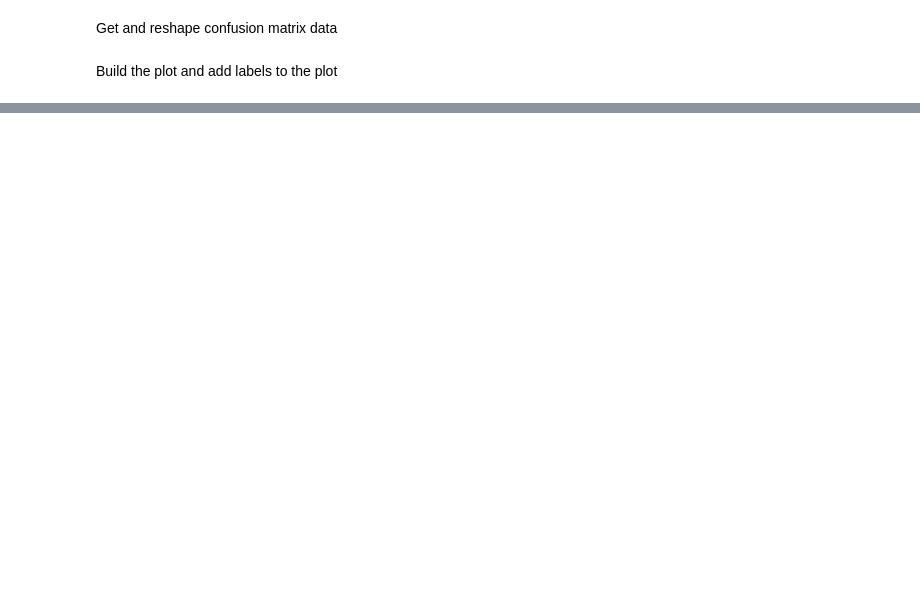
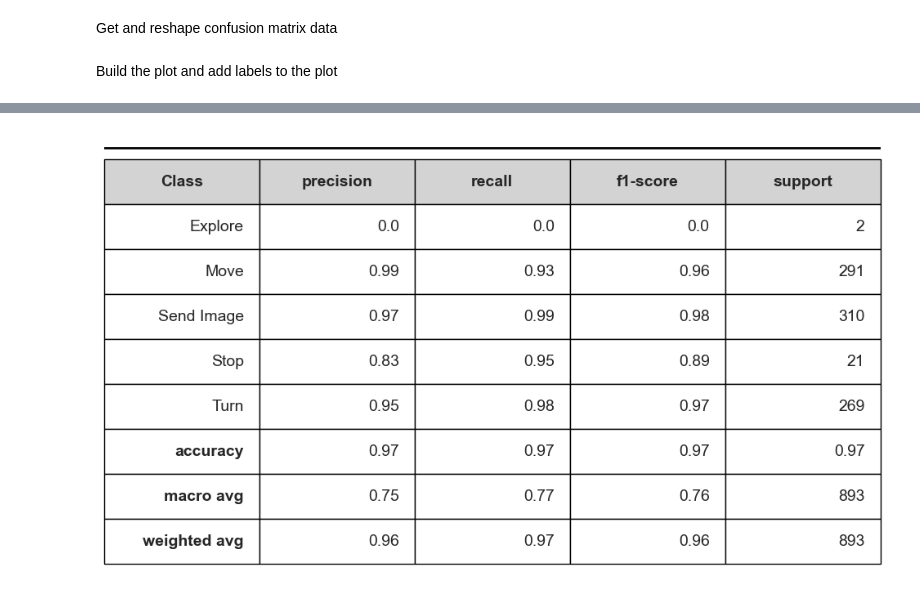
Before and after one commit to eogbadu/CMSC691_Advanced_Robotics, a Jupyter notebook: bagofwords.ipynb, the cells around one changed output, grey strips where cells are left out. Cells and saved outputs as stored; diff of their text form; code cells hidden in the pictures; blank space fills up the shorter version.

```diff
--- a/bagofwords.ipynb
+++ b/bagofwords.ipynb
@@ -20,5 +25,5 @@ Import excel file with our input data
 # %%
-df = pd.read_excel("oneandtwowithfilepathtest.xlsx")
+df = pd.read_excel(f"{PROCESSED_DATA_PATH}/oneandtwowithfilepath.xlsx")
 # %% [markdown]
 Split the data set into features and labels
 # %%
@@ -38,7 +51,12 @@ Clean and parse the feature data
 print ("\n Cleaning and parsing the feature data\n")
 clean_features = []
 for i in range( 0, len(features)):
-    if( (i+1)%100 == 0 ):
-        print ("Sentence %d of %d\n" % ( i+1, num_sentences )  )
+    if (i + 1) % 100 == 0:
+        print("Sentence %d of %d\n" % (i + 1, num_sentences))
 
-    clean_features.append(" ".join(tm.processSentence(features[i])))
+    # Ensure the feature is a string before processing
+    if isinstance(features[i], str):
+        clean_features.append(" ".join(tm.processSentence(features[i])))
+    else:
+        # Handle the case where the feature is not a string (e.g., it's a float)
+        clean_features.append("")
@@ -108,2 +169,66 @@ View the classification report for test data and predictions
 # %%
-print(classification_report(y_test, y_pred_test))
+# Generate the classification report
+report = classification_report(y_test, y_pred_test, target_names=class_names, output_dict=True)
+
+# Convert the report to a DataFrame for easier manipulation
+df_report = pd.DataFrame(report).transpose()
+
+# Add class names as a column to the DataFrame
+df_report['Class'] = df_report.index
+
+# Reorder the columns to have 'Class' as the first column
+df_report = df_report[['Class'] + [col for col in df_report.columns if col != 'Class']]
+
+# Round precision, recall, and F1-score to two decimal places
+df_report['precision'] = df_report['precision'].round(2)
+df_report['recall'] = df_report['recall'].round(2)
+df_report['f1-score'] = df_report['f1-score'].round(2)
+df_report['support'] = df_report['support'].round(2)
+
+# Format the 'support' column to display as strings without a decimal point, except for the 'accuracy' row
+for index in df_report.index:
+    if index != 'accuracy':
+        df_report.at[index, 'support'] = '{:.0f}'.format(df_report.at[index, 'support'])
+
+# Set a clean, minimalist style
+plt.figure(figsize=(10, 6))  # Adjust the figure size as needed
+ax = plt.subplot(111, frame_on=False)  # No visible frame
+ax.xaxis.set_visible(False)  # Hide the x axis
+ax.yaxis.set_visible(False)  # Hide the y axis
+
+# Create the table with horizontal lines
+table = ax.table(cellText=df_report.values, colLabels=df_report.columns, loc='center')
+table.auto_set_font_size(False)
+table.set_fontsize(14)  # Slightly larger font for readability
+table.scale(1, 1.4)  # Adjust the scale to fit the table
+
+# Apply horizontal lines and bold line under the header
+for (i, j), cell in table.get_celld().items():
+    if i == 0:  # Headers
+        cell.set_text_props(weight='bold')  # Bold headers
+        cell.set_facecolor('lightgrey')  # Grey background for headers
+        cell.set_edgecolor('black')  # Line color for headers
+    if j == -1:  # First column
+        cell.set_text_props(weight='bold')  # Bold first column
+    cell.set_edgecolor('black')  # Black lines for cells
+    cell.set_height(0.1)  # Adjust height as needed
+
+# Bold the index names of the last three rows
+last_three_rows = df_report.index[-3:]
+for (i, j), cell in table.get_celld().items():
+    if i == 0:  # Headers
+        cell.set_text_props(weight='bold')  # Bold headers
+    if j == 0 and df_report.index[i-1] in last_three_rows:  # First column and last three rows
+        cell.set_text_props(weight='bold')  # Bold index names of last three rows
+    cell.set_edgecolor('black')  # Black lines for cells
+    cell.set_height(0.1)  # Adjust height as needed
+
+# Draw a line under the header
+line = plt.Line2D([0, 1], [0.975, 0.975], transform=ax.transAxes, color="black", linewidth=2)
+ax.add_line(line)
+
+plt.tight_layout()
+plt.savefig(f"{ANALYSIS_PATH}/classification_report_table_formatted.png", bbox_inches='tight', pad_inches=0.1)
+plt.show()
+# %% [output]
+[figure, added]
```
Also changed, not shown: parts of 13 cells of this notebook, 1 other file.
